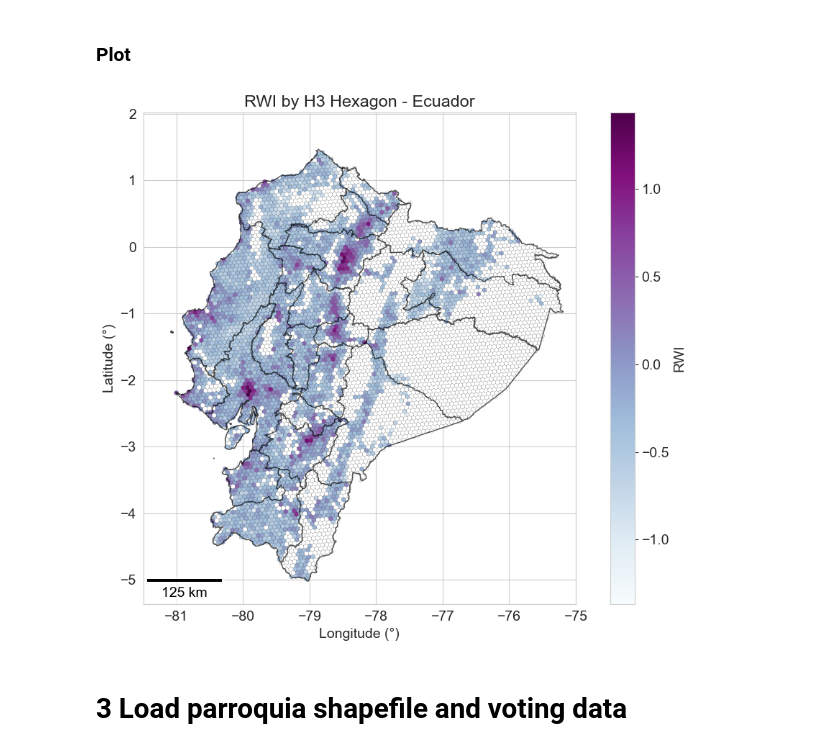
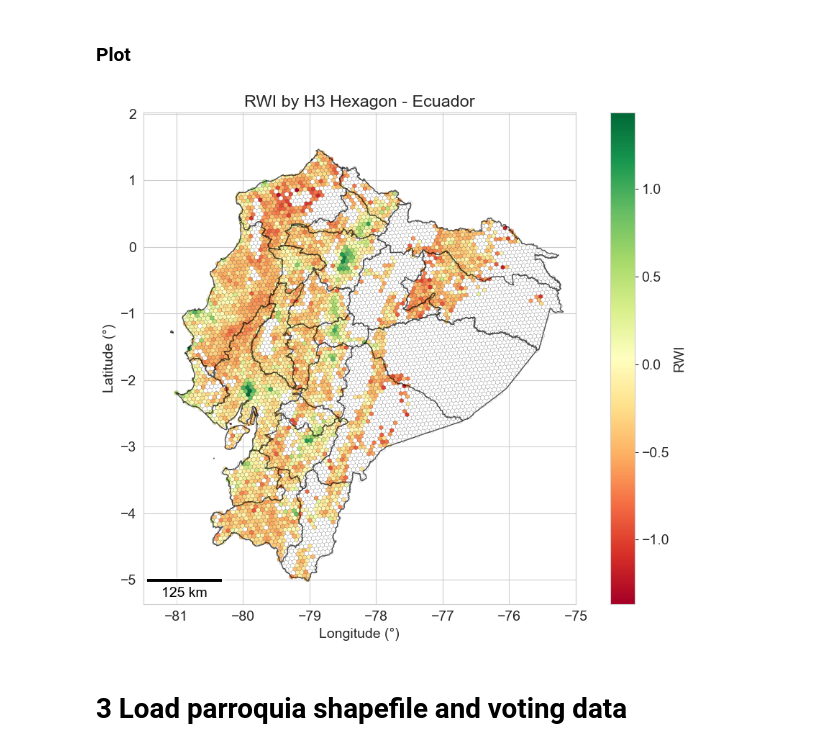
Before and after one commit to robertodawid/rwi-elections-ecuador-nov2025, a Jupyter notebook: notebooks/ProcessingData.ipynb, the cells around one changed output. Cells and saved outputs as stored; diff of their text form; code cells hidden in the pictures.

```diff
--- a/notebooks/ProcessingData.ipynb
+++ b/notebooks/ProcessingData.ipynb
@@ -257,7 +257,7 @@ hexagons.plot(
     column='rwi_mean',
     ax=ax,
     legend=True,
-    cmap='BuPu',#RdYlGn',
+    cmap='RdYlGn',
     edgecolor='black',
     linewidth=0.1,
     missing_kwds={'color': 'white', 'label': 'No data'},
@@ -265,35 +265,35 @@ hexagons.plot(
 )
 
 
 admin_gdf.plot(ax=ax, edgecolor='black', color='None', alpha=0.4)
 region_gdf.plot(ax=ax, edgecolor='black', color='None', alpha=0.4)
 
 ax.set_aspect('equal')
 ax.set_xlabel('Longitude (°)')
 ax.set_ylabel('Latitude (°)')
 ax.set_title('RWI by H3 Hexagon - Ecuador')
 ax.set_xlim(-81.5, -75)
 
 # Add scale bar using the calculated distance_meters
 scalebar = ScaleBar(
     distance_meters,        # meters per degree at Ecuador's latitude
     dimension="si-length",
     location='lower left',
     length_fraction=0.2,
     width_fraction=0.005,
     units='m',
     color='black',
     box_alpha=0.5
 )
 
 ax.add_artist(scalebar)
 
 plt.tight_layout()
 #plt.savefig('../outputs/fig/rwi_map_ecuador.png', dpi=300, bbox_inches='tight')
-plt.savefig('../images/rwi_map_ecuador.png', dpi=300, bbox_inches='tight')
+#plt.savefig('../images/rwi_map_ecuador.png', dpi=300, bbox_inches='tight')
 plt.show()
 # %% [output]
-[figure, old version]
+[figure, new version]
 # %% [markdown]
 # 3 Load parroquia shapefile and voting data
 # %%
```
